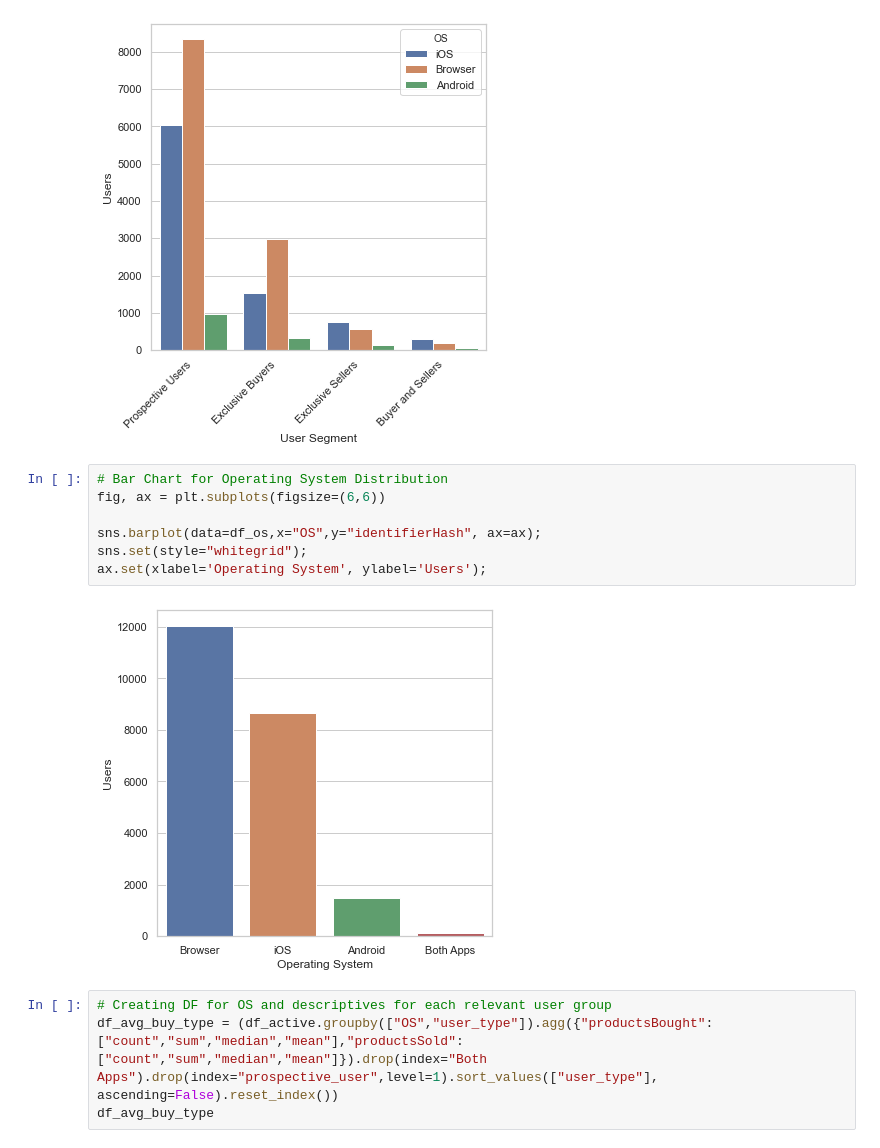
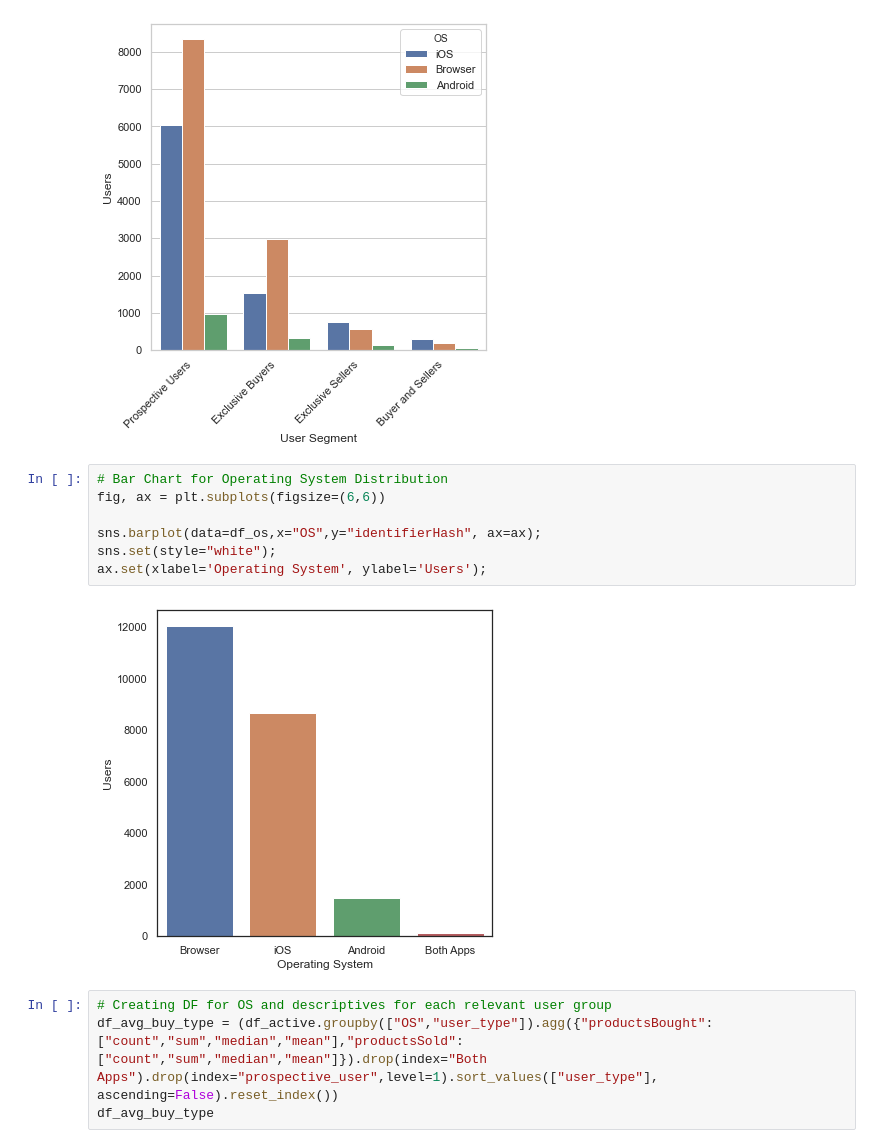
Before and after one commit to brianm3y3r/project_curry, a Jupyter notebook: Brian/Plotting_Brian.ipynb, the cells around one changed output. Cells and saved outputs as stored; diff of their text form.

Commit message:
Updating Brian Plotting Notebook

```diff
--- a/Brian/Plotting_Brian.ipynb
+++ b/Brian/Plotting_Brian.ipynb
@@ -87,12 +122,12 @@ plt.xticks(np.arange(4), ('Prospective Users', 'Exclusive Buyers', 'Exclusive Se
 # %%
 # Bar Chart for Operating System Distribution
 fig, ax = plt.subplots(figsize=(6,6))
 
 sns.barplot(data=df_os,x="OS",y="identifierHash", ax=ax);
-sns.set(style="whitegrid");
+sns.set(style="white");
 ax.set(xlabel='Operating System', ylabel='Users');
 # %% [output]
-[figure, old version]
+[figure, new version]
 # %%
 # Creating DF for OS and descriptives for each relevant user group
 df_avg_buy_type = (df_active.groupby(["OS","user_type"]).agg({"productsBought":["count","sum","median","mean"],"productsSold":["count","sum","median","mean"]}).drop(index="Both Apps").drop(index="prospective_user",level=1).sort_values(["user_type"], ascending=False).reset_index())
```
Also changed, not shown: parts of 9 cells of this notebook.
